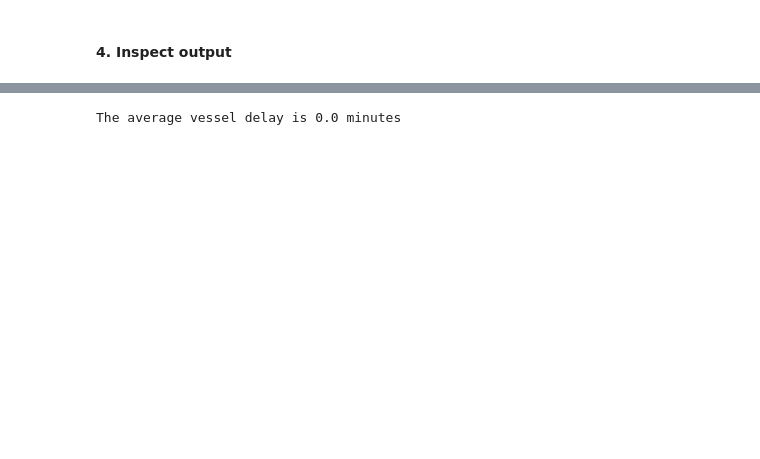
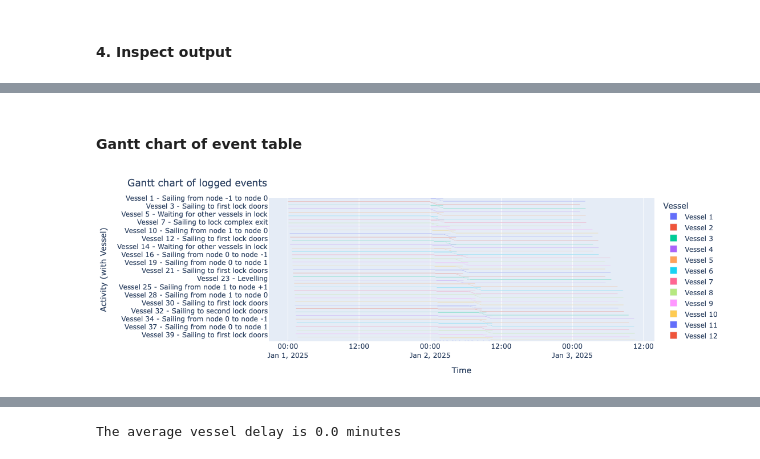
Before and after one commit to TUDelft-CITG/OpenTNSim, a Jupyter notebook: notebooks/0202 - Lock IC with generator.ipynb, the cells around one changed output, grey strips where cells are left out. Saved outputs shown, nothing was run; the diff lists cells and outputs as text; code cells hidden in the pictures; blank space fills up the shorter version.

```diff
--- a/notebooks/0202 - Lock IC with generator.ipynb
+++ b/notebooks/0202 - Lock IC with generator.ipynb
@@ -103,8 +91,39 @@ def generate_vessel(
     vessel_length=100,
     vessel_beam=20,
     vessel_draft=10,
-    vessel_type="tanker"
-    ):
+    vessel_type="tanker"):
+    """
+    Creates and returns a Vessel object with a computed route through the environment graph.
+
+    Parameters:
+    ----------
+    env : Environment
+        The simulation environment containing the graph and other context.
+    name : str
+        Human readabile identifier for the vessel.
+    start_node : str or int
+        The starting node in the graph (converted to string).
+    end_node : str or int
+        The destination node in the graph (converted to string).
+    arrival_time : pd.Timestamp
+        The scheduled arrival time of the vessel at the start node.
+    vessel_speed : float, optional
+        Speed of the vessel in knots or simulation units (default is 4).
+    vessel_length : float, optional
+        Length of the vessel in meters (default is 100).
+    vessel_beam : float, optional
+        Beam (width) of the vessel in meters (default is 20).
+    vessel_draft : float, optional
+        Draught (depth below waterline) of the vessel in meters (default is 10).
+    vessel_type : str, optional
+        Type of vessel (e.g., "tanker", "cargo", "container") (default is "tanker").
+
+    Returns:
+    -------
+    Vessel or None
+        A Vessel object initialized with the given parameters and route.
+        Returns None if no valid path exists between start_node and end_node.
+    """
 
     # Ensure nodes are strings
     start_node = str(start_node)
@@ -406,0 +365,7 @@ display(lock_df)
+# %% [markdown]
+#### Gantt chart of event table
+# %%
+df_eventtable = opentnsim.core.logutils.logbook2eventtable([*vessels, lock])
+fig = generate_vessel_gantt_chart(df_eventtable)
+# %% [output]
+[figure, added]
```
Also changed, not shown: parts of 26 cells of this notebook.
